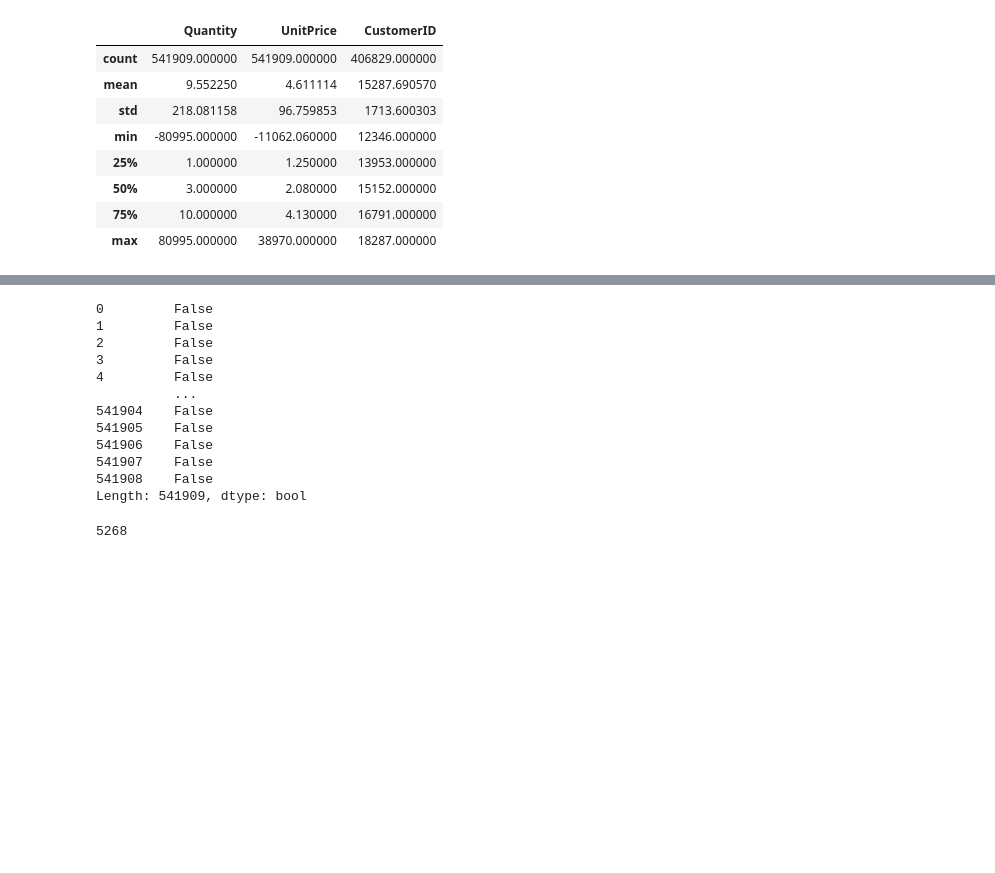
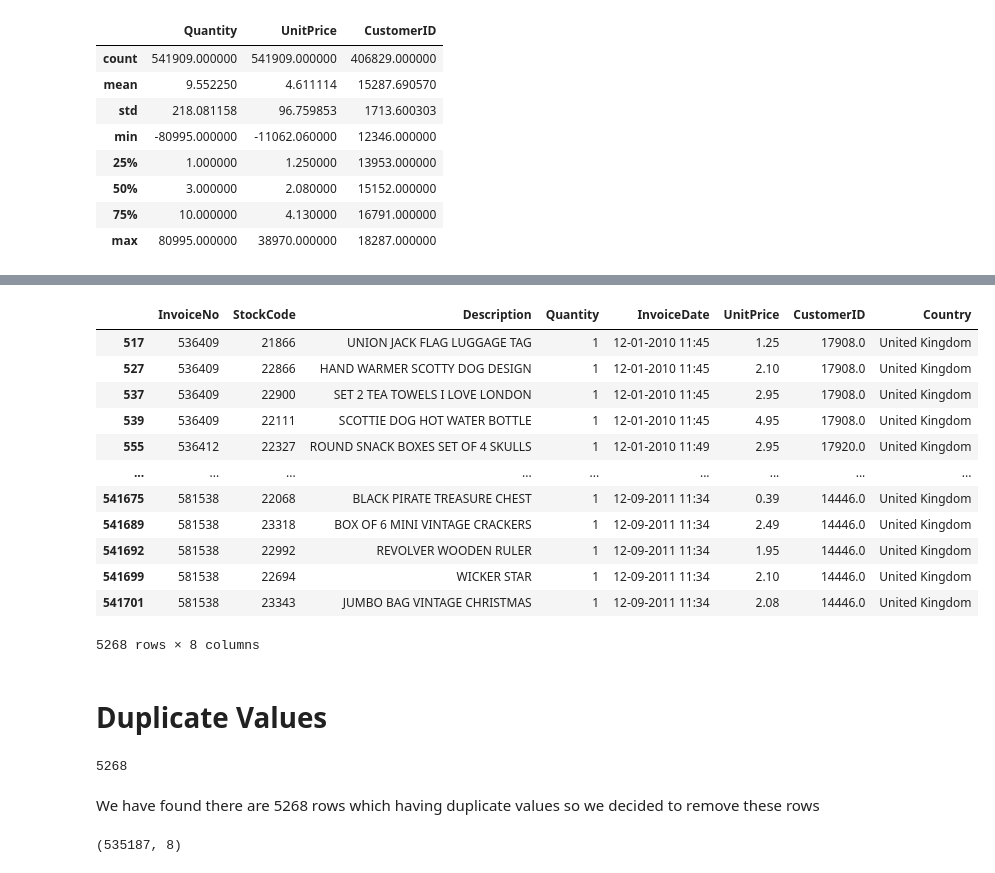
Before and after one commit to iamnaveenk/Capstone_project_4-online-retail-customer-segmentation-, a Jupyter notebook: Online_Retail_Customer_Segmentation_Capstone_Project.ipynb, the cells around one changed output, grey strips where cells are left out. Saved outputs shown, nothing was run; the diff lists cells and outputs as text; code cells hidden in the pictures; blank space fills up the shorter version.

```diff
--- a/Online_Retail_Customer_Segmentation_Capstone_Project.ipynb
+++ b/Online_Retail_Customer_Segmentation_Capstone_Project.ipynb
@@ -132,0 +184,2 @@ dtype: int64
+# %%
+df = df.dropna(how='any',axis=0)
@@ -133,19 +211,32 @@ dtype: int64
 # %%
-df.duplicated()
+df[df.duplicated()]
 # %% [output]
+|  | InvoiceNo | StockCode | Description | Quantity | InvoiceDate | UnitPrice | CustomerID | Country |
+| 517 | 536409 | 21866 | UNION JACK FLAG LUGGAGE TAG | 1 | 12-01-2010 11:45 | 1.25 | 17908.0 | United Kingdom |
+| 527 | 536409 | 22866 | HAND WARMER SCOTTY DOG DESIGN | 1 | 12-01-2010 11:45 | 2.10 | 17908.0 | United Kingdom |
+| 537 | 536409 | 22900 | SET 2 TEA TOWELS I LOVE LONDON | 1 | 12-01-2010 11:45 | 2.95 | 17908.0 | United Kingdom |
+| 539 | 536409 | 22111 | SCOTTIE DOG HOT WATER BOTTLE | 1 | 12-01-2010 11:45 | 4.95 | 17908.0 | United Kingdom |
+| 555 | 536412 | 22327 | ROUND SNACK BOXES SET OF 4 SKULLS | 1 | 12-01-2010 11:49 | 2.95 | 17920.0 | United Kingdom |
+| ... | ... | ... | ... | ... | ... | ... | ... | ... |
+| 541675 | 581538 | 22068 | BLACK PIRATE TREASURE CHEST | 1 | 12-09-2011 11:34 | 0.39 | 14446.0 | United Kingdom |
+| 541689 | 581538 | 23318 | BOX OF 6 MINI VINTAGE CRACKERS | 1 | 12-09-2011 11:34 | 2.49 | 14446.0 | United Kingdom |
+| 541692 | 581538 | 22992 | REVOLVER WOODEN RULER | 1 | 12-09-2011 11:34 | 1.95 | 14446.0 | United Kingdom |
+| 541699 | 581538 | 22694 | WICKER STAR | 1 | 12-09-2011 11:34 | 2.10 | 14446.0 | United Kingdom |
+| 541701 | 581538 | 23343 | JUMBO BAG VINTAGE CHRISTMAS | 1 | 12-09-2011 11:34 | 2.08 | 14446.0 | United Kingdom |
-0         False
-1         False
-2         False
-3         False
-4         False
-          ...
-541904    False
-541905    False
-541906    False
-541907    False
-541908    False
-Length: 541909, dtype: bool
+5268 rows × 8 columns
+# %% [markdown]
+# **Duplicate Values**
+# %%
+# Check duplicate values in data
+df.duplicated().sum()
+# %% [output]
+5268
+# %% [markdown]
+We have found there are 5268 rows which having duplicate values so we decided to remove these rows
 # %%
-len(df[df.duplicated()])
+df=df[~df.duplicated()]
-# %% [output]
-5268
+# %%
+# after removing duplicate values we check the shape of data
+df.shape
+# %% [output]
+(535187, 8)
```
Also changed, not shown: parts of 12 cells of this notebook.
